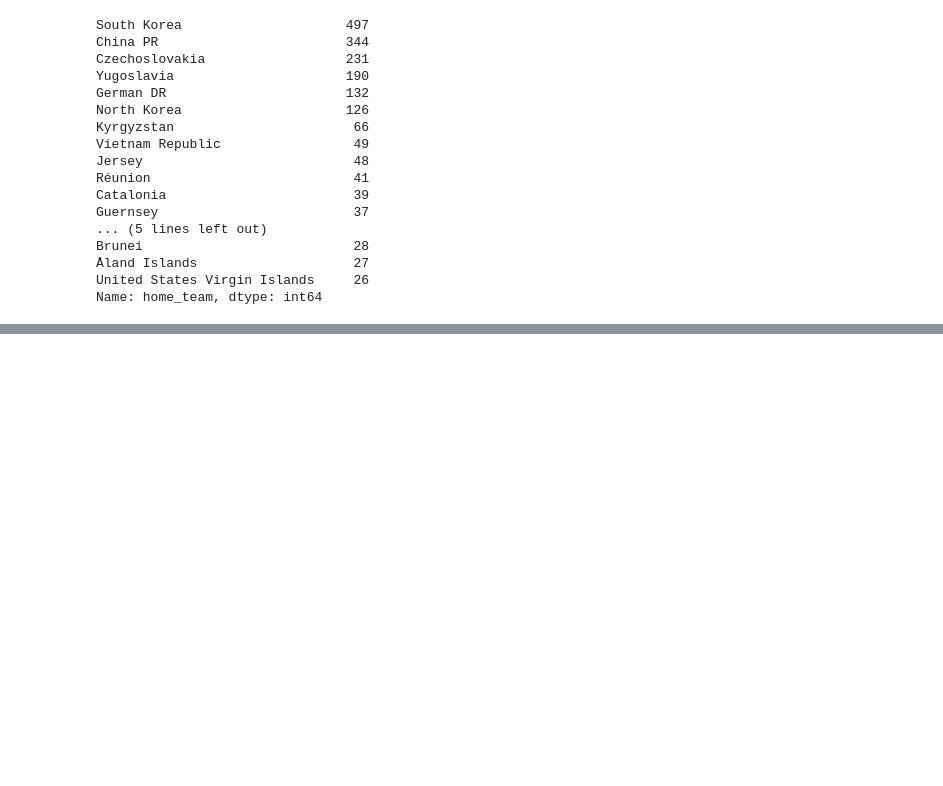
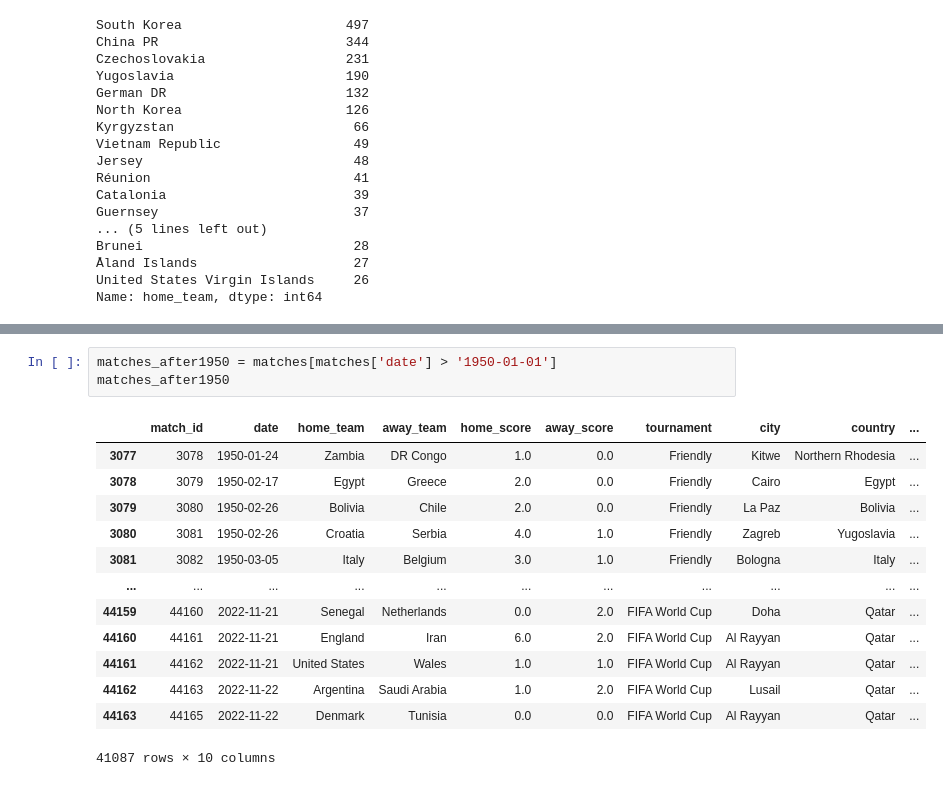
Before and after one commit to gabipana7/fifa-world-cup-2022, a Jupyter notebook: confederations.ipynb, the cells around one changed output, grey strips where cells are left out. Saved outputs shown, nothing was run; the diff lists cells and outputs as text; blank space fills up the shorter version.

```diff
--- a/confederations.ipynb
+++ b/confederations.ipynb
@@ -164,0 +213,17 @@ confederations_test.to_csv('./data/confederations_test.csv', index=False)
+# %%
+matches_after1950 = matches[matches['date'] > '1950-01-01']
+matches_after1950
+# %% [output]
+|  | match_id | date | home_team | away_team | home_score | away_score | tournament | city | country | ... |
+| 3077 | 3078 | 1950-01-24 | Zambia | DR Congo | 1.0 | 0.0 | Friendly | Kitwe | Northern Rhodesia | ... |
+| 3078 | 3079 | 1950-02-17 | Egypt | Greece | 2.0 | 0.0 | Friendly | Cairo | Egypt | ... |
+| 3079 | 3080 | 1950-02-26 | Bolivia | Chile | 2.0 | 0.0 | Friendly | La Paz | Bolivia | ... |
+| 3080 | 3081 | 1950-02-26 | Croatia | Serbia | 4.0 | 1.0 | Friendly | Zagreb | Yugoslavia | ... |
+| 3081 | 3082 | 1950-03-05 | Italy | Belgium | 3.0 | 1.0 | Friendly | Bologna | Italy | ... |
+| ... | ... | ... | ... | ... | ... | ... | ... | ... | ... | ... |
+| 44159 | 44160 | 2022-11-21 | Senegal | Netherlands | 0.0 | 2.0 | FIFA World Cup | Doha | Qatar | ... |
+| 44160 | 44161 | 2022-11-21 | England | Iran | 6.0 | 2.0 | FIFA World Cup | Al Rayyan | Qatar | ... |
+| 44161 | 44162 | 2022-11-21 | United States | Wales | 1.0 | 1.0 | FIFA World Cup | Al Rayyan | Qatar | ... |
+| 44162 | 44163 | 2022-11-22 | Argentina | Saudi Arabia | 1.0 | 2.0 | FIFA World Cup | Lusail | Qatar | ... |
+| 44163 | 44165 | 2022-11-22 | Denmark | Tunisia | 0.0 | 0.0 | FIFA World Cup | Al Rayyan | Qatar | ... |
+41087 rows × 10 columns
```
Also changed, not shown: parts of 10 cells of this notebook, 4 other files.
